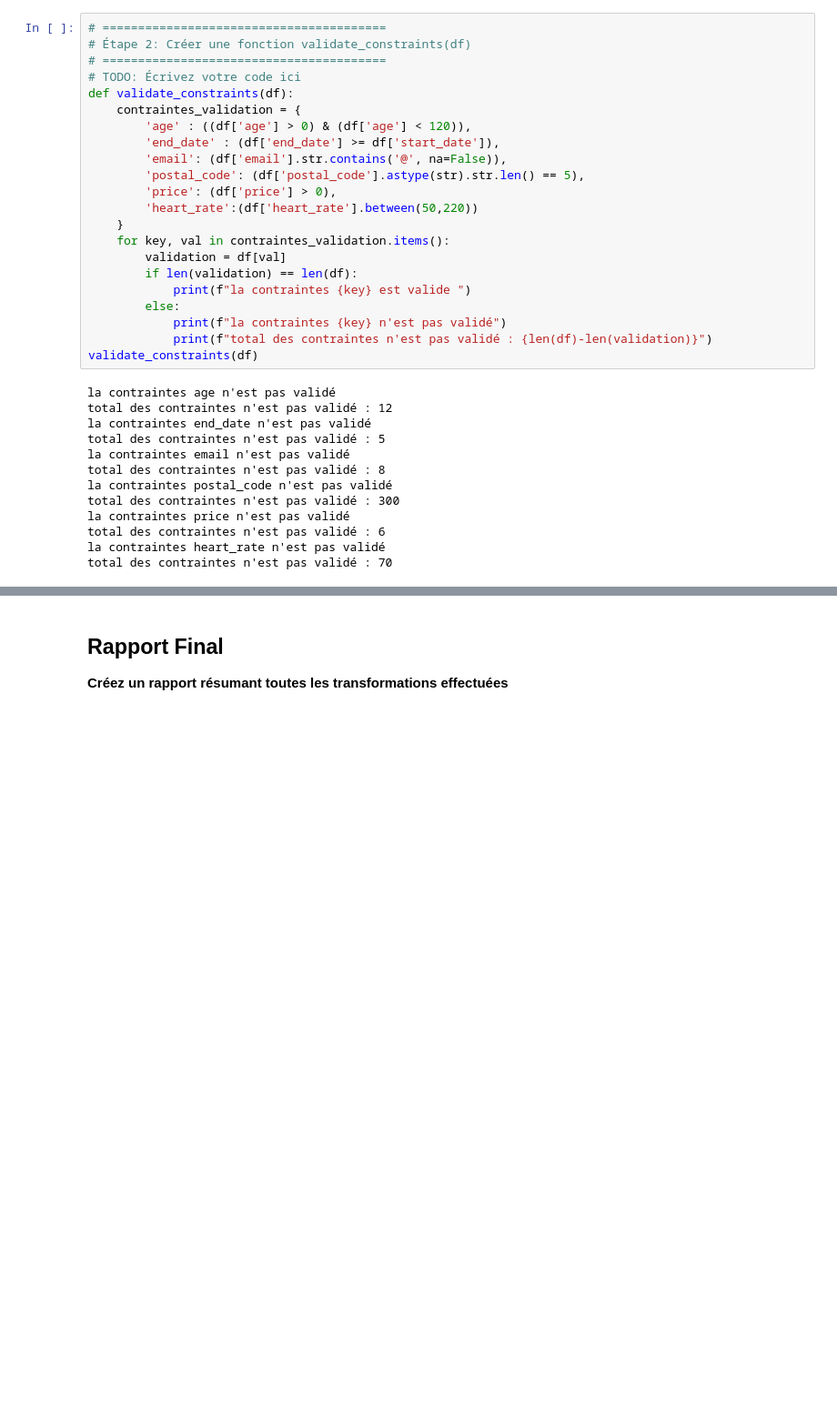
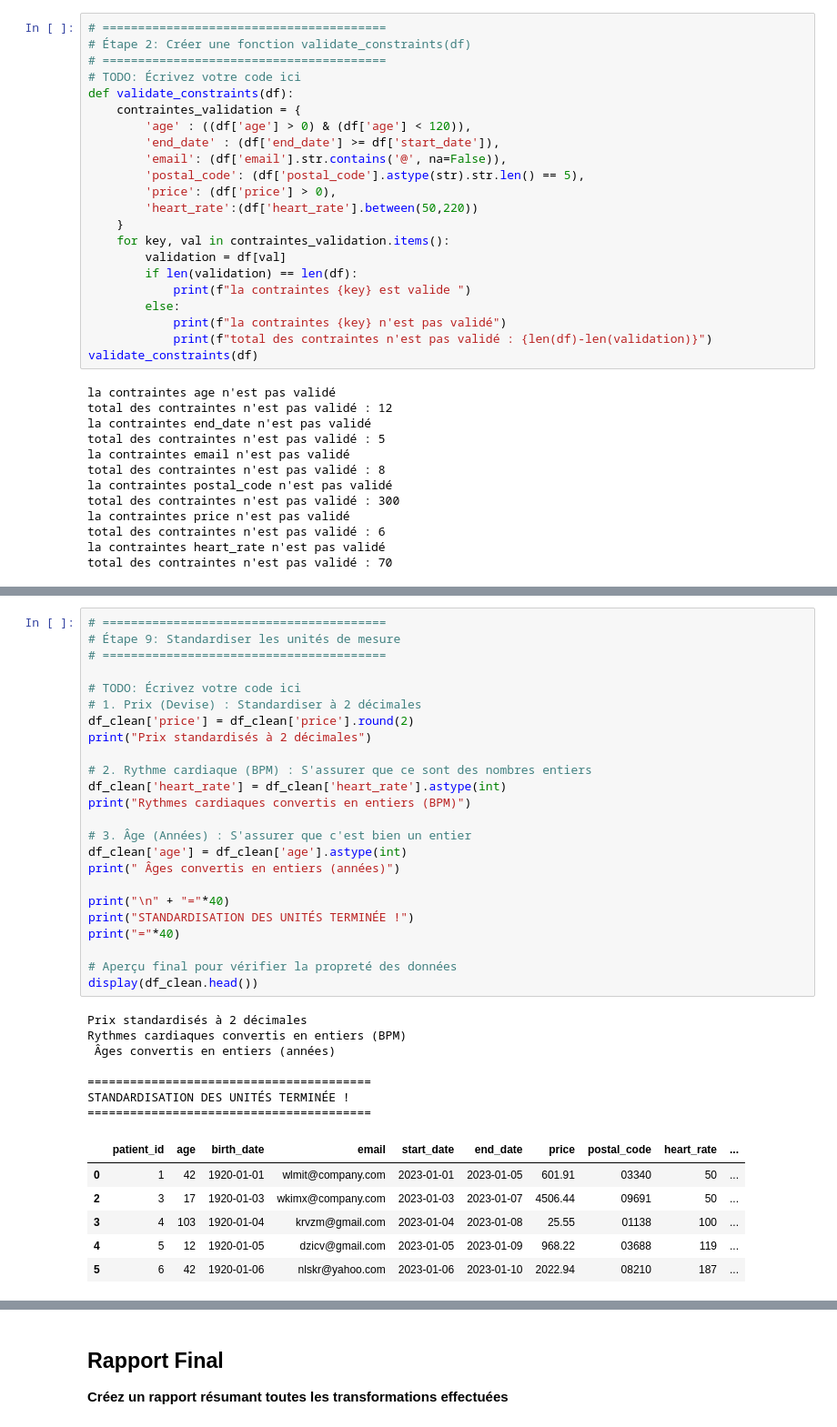
Before and after one commit to achahbounehamid/Pipeline-ETL---Ingestion-transformation-et-chargement-de-donn-es-multi-sources, a Jupyter notebook: TP/TP4_Data_Cleansing_TP4.ipynb, the cells around one changed output, grey strips where cells are left out. Shown at 91% size. Drawn from its saved outputs; the diff is of its cells as text; blank space fills up the shorter version.

```diff
--- a/TP/TP4_Data_Cleansing_TP4.ipynb
+++ b/TP/TP4_Data_Cleansing_TP4.ipynb
@@ -470,3 +558,41 @@ print(f" Étape 9 complétée")
+# %%
+# ========================================
+# Étape 9: Standardiser les unités de mesure
+# ========================================
+
+# TODO: Écrivez votre code ici
+# 1. Prix (Devise) : Standardiser à 2 décimales
+df_clean['price'] = df_clean['price'].round(2)
+print("Prix standardisés à 2 décimales")
+
+# 2. Rythme cardiaque (BPM) : S'assurer que ce sont des nombres entiers
+df_clean['heart_rate'] = df_clean['heart_rate'].astype(int)
+print("Rythmes cardiaques convertis en entiers (BPM)")
+
+# 3. Âge (Années) : S'assurer que c'est bien un entier
+df_clean['age'] = df_clean['age'].astype(int)
+print(" Âges convertis en entiers (années)")
+
+print("\n" + "="*40)
+print("STANDARDISATION DES UNITÉS TERMINÉE !")
+print("="*40)
+
+# Aperçu final pour vérifier la propreté des données
+display(df_clean.head())
+# %% [output]
+Prix standardisés à 2 décimales
+Rythmes cardiaques convertis en entiers (BPM)
+ Âges convertis en entiers (années)
+
+========================================
+STANDARDISATION DES UNITÉS TERMINÉE !
+========================================
+|  | patient_id | age | birth_date | email | start_date | end_date | price | postal_code | heart_rate | ... |
+| 0 | 1 | 42 | 1920-01-01 | wlmit@company.com | 2023-01-01 | 2023-01-05 | 601.91 | 03340 | 50 | ... |
+| 2 | 3 | 17 | 1920-01-03 | wkimx@company.com | 2023-01-03 | 2023-01-07 | 4506.44 | 09691 | 50 | ... |
+| 3 | 4 | 103 | 1920-01-04 | krvzm@gmail.com | 2023-01-04 | 2023-01-08 | 25.55 | 01138 | 100 | ... |
+| 4 | 5 | 12 | 1920-01-05 | dzicv@gmail.com | 2023-01-05 | 2023-01-09 | 968.22 | 03688 | 119 | ... |
+| 5 | 6 | 42 | 1920-01-06 | nlskr@yahoo.com | 2023-01-06 | 2023-01-10 | 2022.94 | 08210 | 187 | ... |
 # %%
 # ========================================
 # Étape 10: Générer un rapport de validation complet
```
Also changed, not shown: parts of 15 cells of this notebook.
